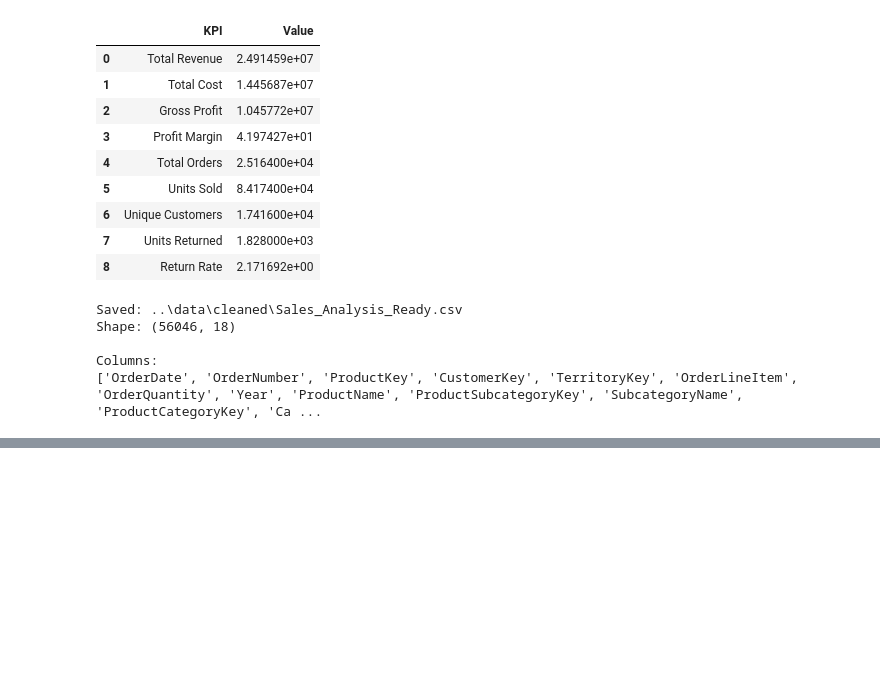
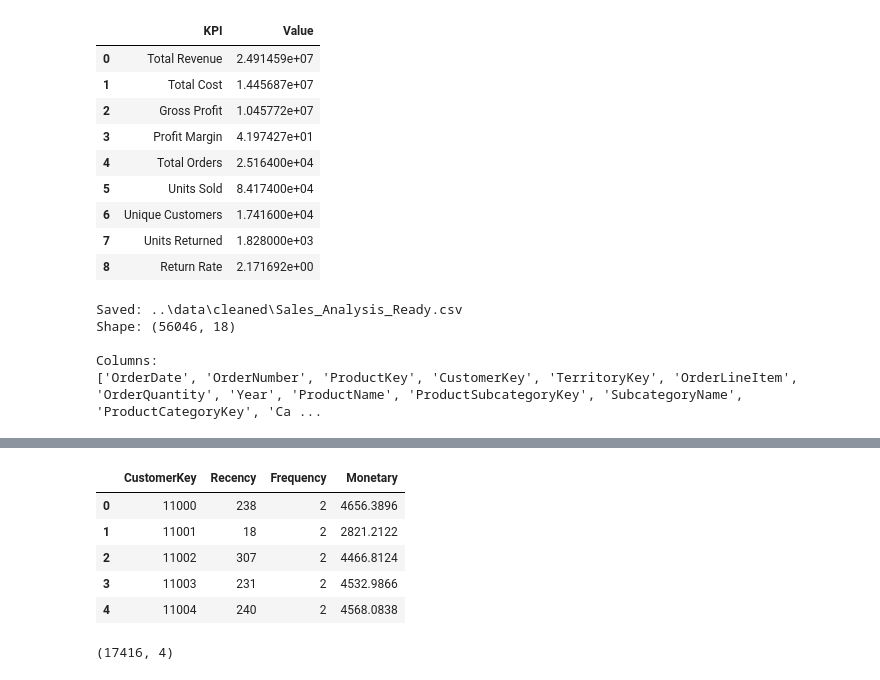
Before and after one commit to tejashg1220-pixel/AdventureWorks-Analytics, a Jupyter notebook: notebooks/01_Data_Profiling.ipynb, the cells around one changed output, grey strips where cells are left out. Drawn from its saved outputs; the diff is of its cells as text; code cells hidden in the pictures; blank space fills up the shorter version.

```diff
--- a/notebooks/01_Data_Profiling.ipynb
+++ b/notebooks/01_Data_Profiling.ipynb
@@ -4562,3 +4562,35 @@ Shape: (56046, 18)
 
 Columns:
 ['OrderDate', 'OrderNumber', 'ProductKey', 'CustomerKey', 'TerritoryKey', 'OrderLineItem', 'OrderQuantity', 'Year', 'ProductName', 'ProductSubcategoryKey', 'SubcategoryName', 'ProductCategoryKey', 'Ca ...
+# %%
+# RFM Analysis - Step 1
+# Create the base RFM table
+
+import pandas as pd
+
+# Load analysis-ready sales data
+sales_rfm = pd.read_csv(
+    "../data/cleaned/Sales_Analysis_Ready.csv"
+)
+
+# Convert OrderDate to datetime
+sales_rfm["OrderDate"] = pd.to_datetime(
+    sales_rfm["OrderDate"],
+    format="%Y-%m-%d"
+)
+
+# Use the latest transaction date as the analysis reference date
+reference_date = sales_rfm["OrderDate"].max()
+
+print("Reference Date:", reference_date)
+
+# Create customer-level RFM metrics
+rfm = sales_rfm.groupby("CustomerKey").agg(
+    Recency=("OrderDate", lambda x: (reference_date - x.max()).days),
+    Frequency=("OrderNumber", "nunique"),
+    Monetary=("Revenue", "sum")
+).reset_index()
+
+# Display first few records
+rfm.head()
+# %% [output]
@@ -4564,0 +4598,10 @@ Columns:
+|  | CustomerKey | Recency | Frequency | Monetary |
+| 0 | 11000 | 238 | 2 | 4656.3896 |
+| 1 | 11001 | 18 | 2 | 2821.2122 |
+| 2 | 11002 | 307 | 2 | 4466.8124 |
+| 3 | 11003 | 231 | 2 | 4532.9866 |
+| 4 | 11004 | 240 | 2 | 4568.0838 |
+# %%
+rfm.shape
+# %% [output]
+(17416, 4)
```
Also changed, not shown: parts of 7 cells of this notebook, 3 other files.
